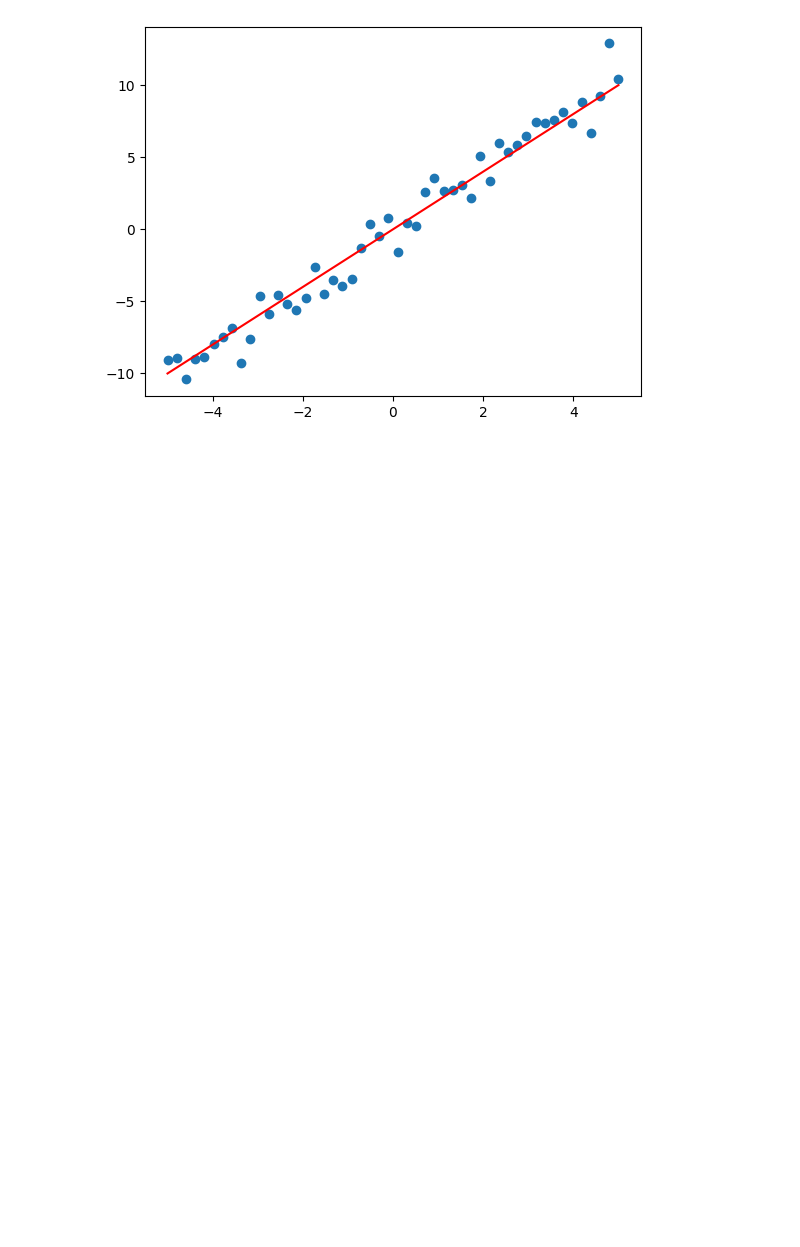
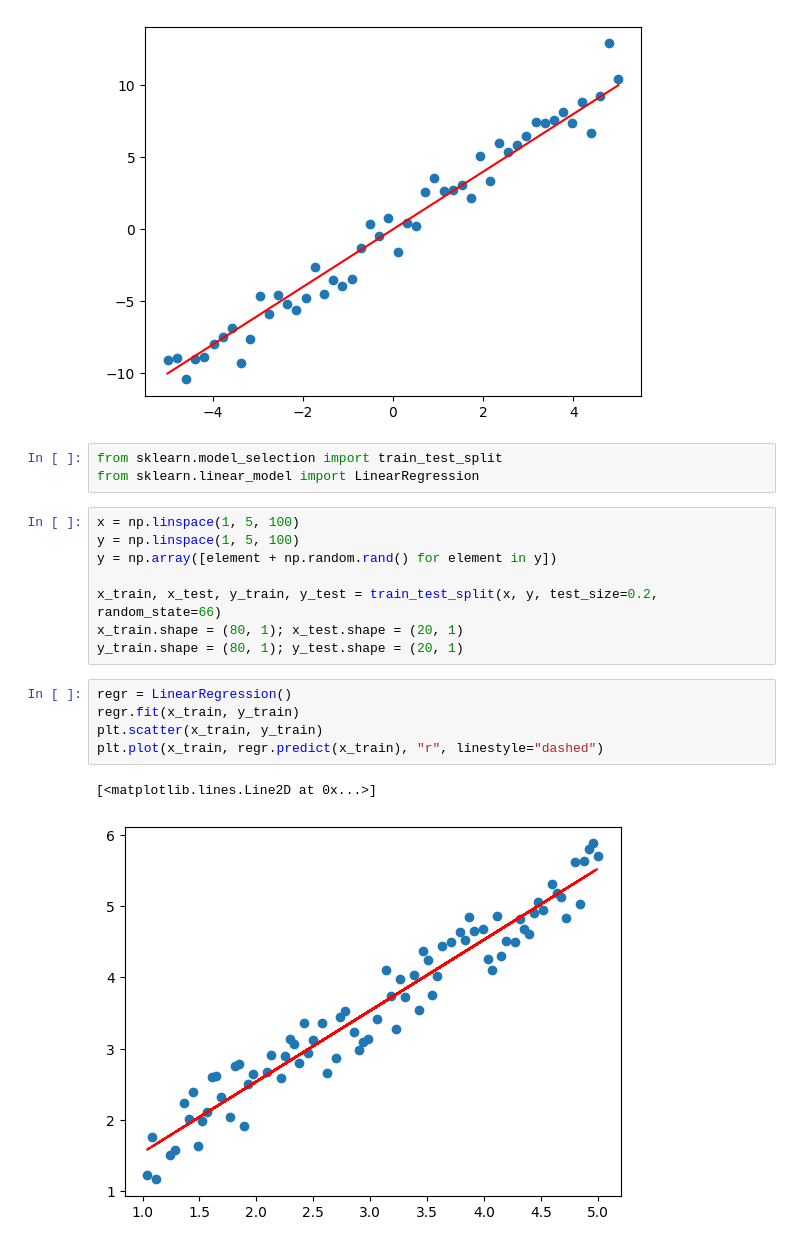
Before and after one commit to Sals-Ed/Project, a Jupyter notebook: DataAnalysis.ipynb, the cells around one changed output. Drawn from its saved outputs; the diff is of its cells as text; blank space fills up the shorter version.

```diff
--- a/DataAnalysis.ipynb
+++ b/DataAnalysis.ipynb
@@ -10,3 +10,22 @@ plt.plot(x, 2 * x, "r")
 # %% [output]
 [<matplotlib.lines.Line2D at 0x...>]
 [figure]
+# %%
+from sklearn.model_selection import train_test_split
+from sklearn.linear_model import LinearRegression
+# %%
+x = np.linspace(1, 5, 100)
+y = np.linspace(1, 5, 100)
+y = np.array([element + np.random.rand() for element in y])
+
+x_train, x_test, y_train, y_test = train_test_split(x, y, test_size=0.2, random_state=66)
+x_train.shape = (80, 1); x_test.shape = (20, 1)
+y_train.shape = (80, 1); y_test.shape = (20, 1)
+# %%
+regr = LinearRegression()
+regr.fit(x_train, y_train)
+plt.scatter(x_train, y_train)
+plt.plot(x_train, regr.predict(x_train), "r", linestyle="dashed")
+# %% [output]
+[<matplotlib.lines.Line2D at 0x...>]
+[figure, added]
```
Also changed, not shown: parts of 5 cells of this notebook, 3 other files.
